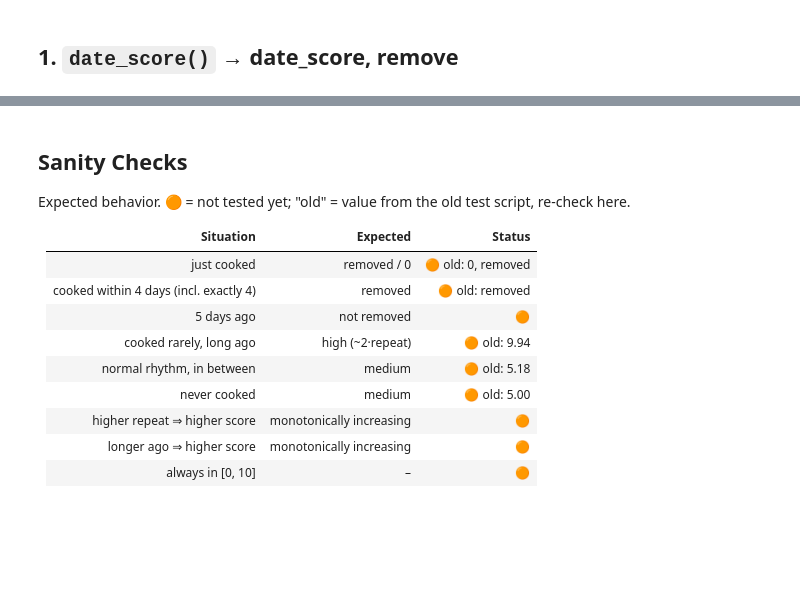
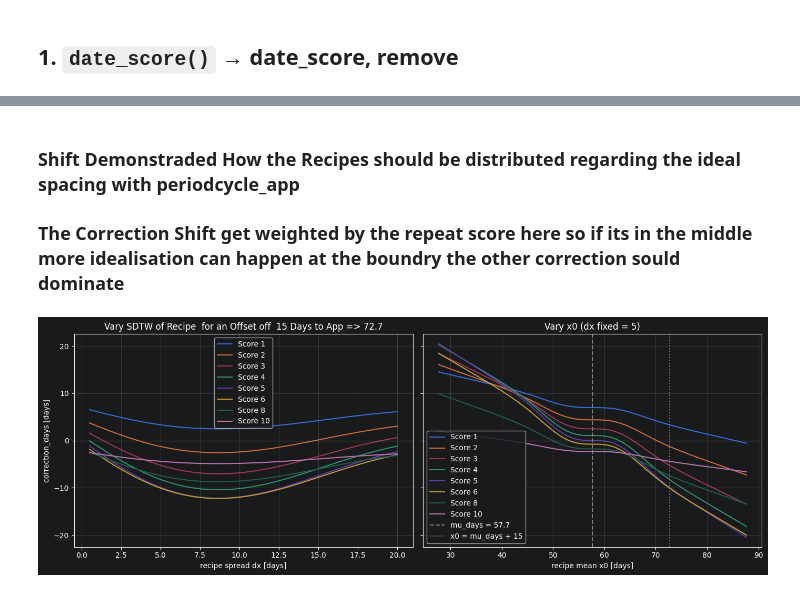
Before and after one commit to FunPhantasie/SmartFood, a Jupyter notebook: docs/Testing/date_score.ipynb, the cells around one changed output, grey strips where cells are left out. Drawn from its saved outputs; the diff is of its cells as text; code cells hidden in the pictures; blank space fills up the shorter version.

Commit message:
TestFilesAdded

```diff
--- a/docs/Testing/date_score.ipynb
+++ b/docs/Testing/date_score.ipynb
@@ -138,10 +168,13 @@ push to center  1-P:0.7304080702736447
+# %% [markdown]
+### Shift Demonstraded How the Recipes should be distributed regarding the ideal spacing with periodcycle_app
+### The Correction Shift get weighted by the repeat score here so if its in the middle more idealisation can happen at the boundry the other correction sould dominate
 # %%
-poss_scores = [2, 5, 7, 10]  # repeat-Scores 0-10
+                  # Streuung Gericht variieren
 
-for pscore in poss_scores:
-    pull = (1 - p) * fake_gauss(pscore, mu=MAX_SCORE / 2, var=var_score)  # 0..1: neutraler Score -> staerker zur Mitte
-    to_center = pull * (mu_days - x0)                                     # Tage Richtung mu_days
-    shift = repeat_weight(pscore, mean_repeat=x0)                         # Tage durch Score
-    ideal = x0 + to_center + shift
-    print(f"Score {pscore:>2}: Gericht Wdh {x0:.1f} Tage, Var {var_score} -> "
-          f"Mitte {to_center:+.2f}, Score {shift:+.2f} -> neues Goal {ideal:.1f} Tage")
+def correction_days(recipe_mean,recipe_stdw,repat_score):
+    p_akt = gauss_cdf(recipe_mean + recipe_stdw, periodcycle_app, var_days_app) - gauss_cdf(recipe_mean - recipe_stdw, periodcycle_app, var_days_app)
+    p_best = gauss_cdf(periodcycle_app + recipe_stdw, periodcycle_app, var_days_app) - gauss_cdf(periodcycle_app - recipe_stdw, periodcycle_app, var_days_app)
+    usage_score=improper_density_distribution(repat_score, mu=MAX_SCORE / 2    , var=var_score)
+    korrektur= (periodcycle_app - recipe_mean) * (p_best - p_akt) * usage_score
+    shift=repeat_weight(repat_score,mean_repeat=mean_repeat)
+    return korrektur+shift
@@ -150,16 +181,36 @@ for pscore in poss_scores:
-# %% [markdown]
-## Sanity Checks
-
-Expected behavior. 🟠 = not tested yet; "old" = value from the old test script, re-check here.
-
-| Situation | Expected | Status |
-|---|---|---|
-| just cooked | removed / 0 | 🟠 old: 0, removed |
-| cooked within 4 days (incl. exactly 4) | removed | 🟠 old: removed |
-| 5 days ago | not removed | 🟠 |
-| cooked rarely, long ago | high (~2·repeat) | 🟠 old: 9.94 |
-| normal rhythm, in between | medium | 🟠 old: 5.18 |
-| never cooked | medium | 🟠 old: 5.00 |
-| higher repeat ⇒ higher score | monotonically increasing | 🟠 |
-| longer ago ⇒ higher score | monotonically increasing | 🟠 |
-| always in [0, 10] | – | 🟠 |
+# %%
+poss_scores = [1,2,3, 4,5, 6,8, 10]
+x0_range = np.linspace(periodcycle_app - 30, periodcycle_app + 30, 121)
+dx_range = np.linspace(0.5, 20, 100)
+
+X0_FIX = periodcycle_app + 15   # x0 offset by 15 days, used while varying dx
+DX_FIX = 5              # fixed dx, used while varying x0
+
+fig, (ax_dx, ax_x0) = plt.subplots(1, 2, figsize=(14, 5), sharey=True)
+
+for pscore in poss_scores:
+    # left: x0 fixed (offset 15), vary dx
+    ax_dx.plot(dx_range, [correction_days(X0_FIX, dg, pscore) for dg in dx_range],
+               label=f"Score {pscore}")
+    # right: dx fixed, vary x0
+    ax_x0.plot(x0_range, [correction_days(xg, DX_FIX, pscore) for xg in x0_range],
+               label=f"Score {pscore}")
+
+ax_dx.set_title(f"Vary SDTW of Recipe  for an Offset off  15 Days to App => {X0_FIX:.1f}")
+ax_dx.set_xlabel("recipe spread dx [days]")
+ax_dx.set_ylabel("correction_days [days]")
+
+ax_x0.axvline(periodcycle_app, ls="--", color="gray", label=f"mu_days = {periodcycle_app:.1f}")
+ax_x0.axvline(X0_FIX, ls=":", color="gray", label="x0 = mu_days + 15")
+ax_x0.set_title(f"Vary x0 (dx fixed = {DX_FIX})")
+ax_x0.set_xlabel("recipe mean x0 [days]")
+
+for ax in (ax_dx, ax_x0):
+    ax.axhline(0, color="gray", lw=0.8)
+    ax.grid(True, alpha=0.3)
+    ax.legend()
+
+plt.tight_layout()
+plt.show()
+# %% [output]
+[figure, added]
```
Also changed, not shown: parts of 14 cells of this notebook, 1 other file.
